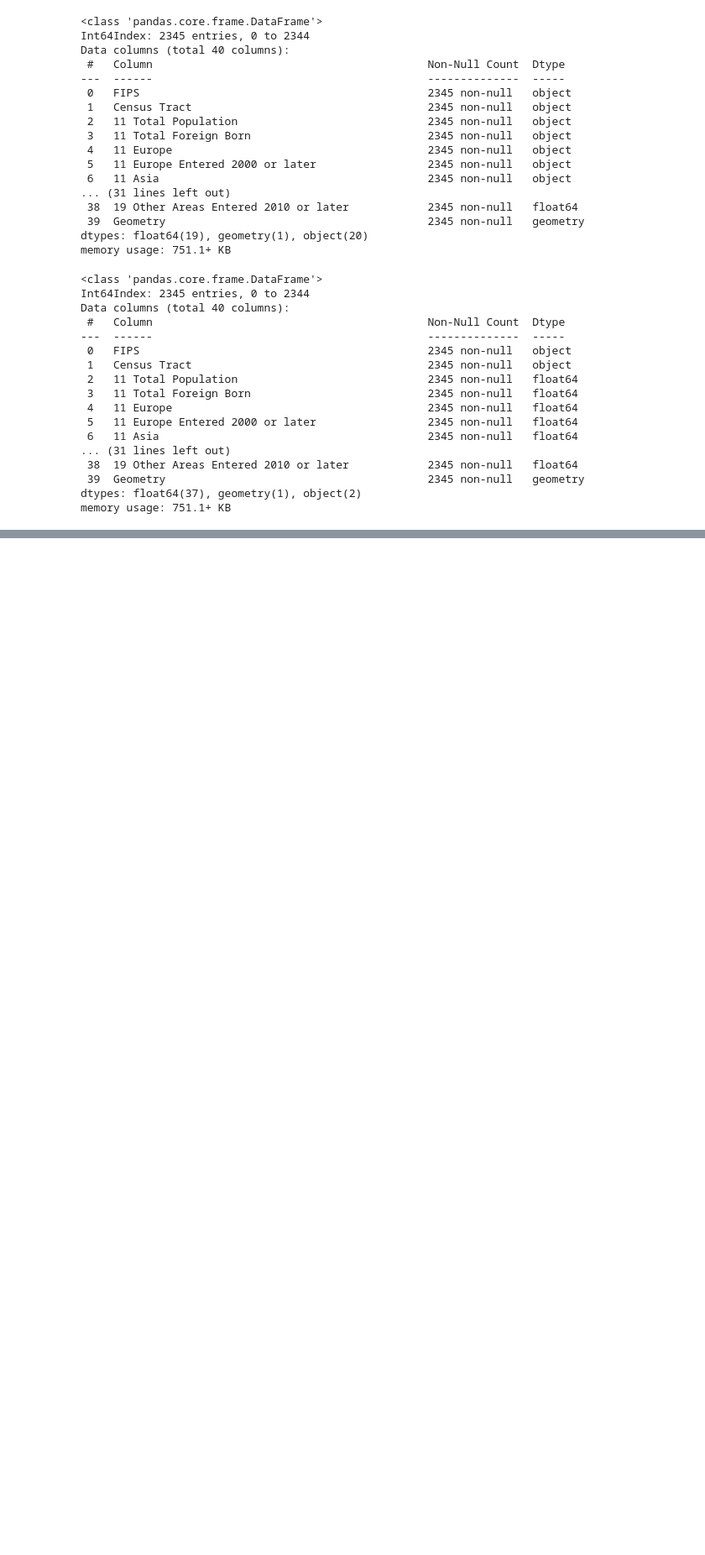
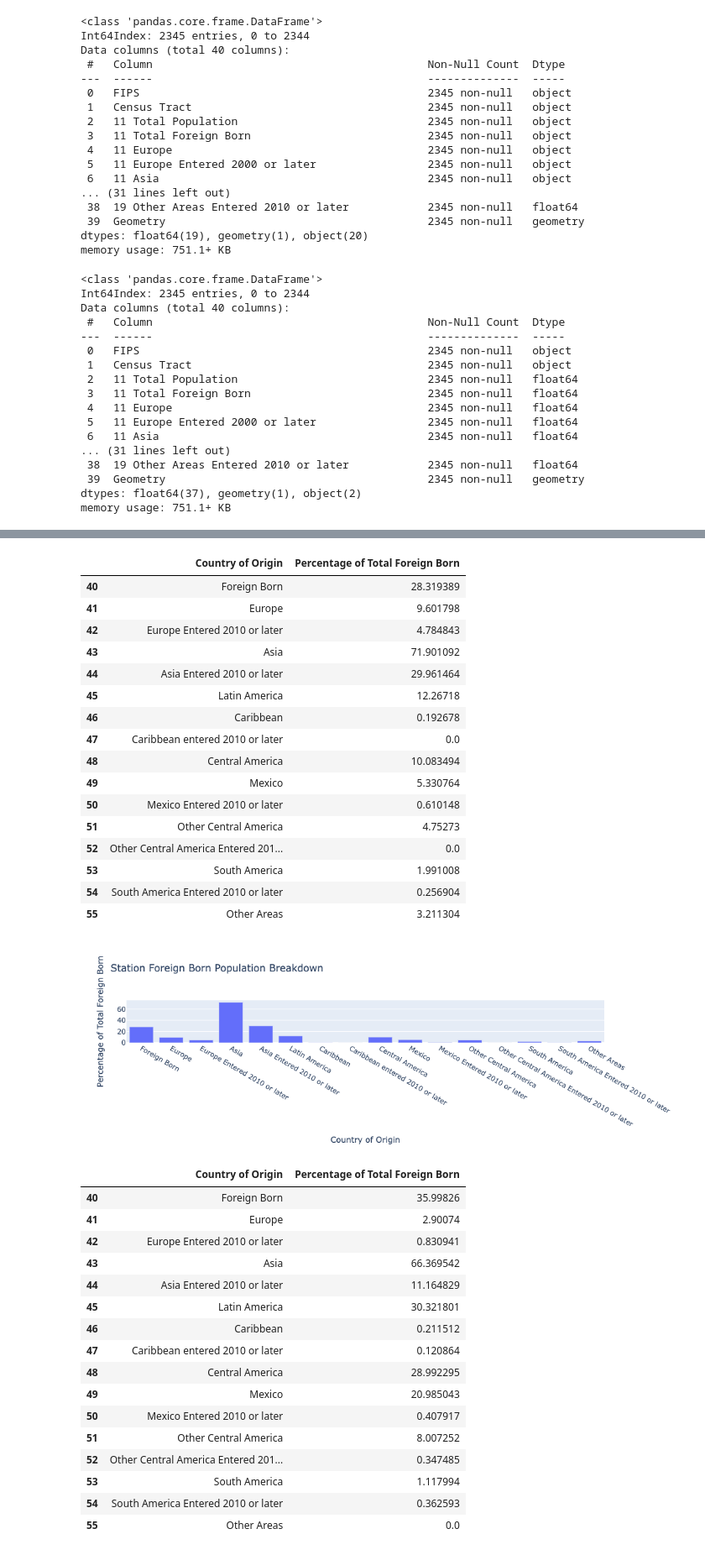
Before and after one commit to erikfelix/group_project, a Jupyter notebook: Functions2.0.ipynb, the cells around one changed output, grey strips where cells are left out. Shown at 84% size. Saved outputs shown, nothing was run; the diff lists cells and outputs as text; code cells hidden in the pictures; blank space fills up the shorter version.

```diff
--- a/Functions2.0.ipynb
+++ b/Functions2.0.ipynb
@@ -664,12 +664,43 @@ stn_chart19(station=chinatown, name = 'China Town')
 # %%
-# function
-def stn_chart19(station):
-    # code to create the crime map
-
 # list of neighborhoods
-Del Mar = fips1, 2, etc.
-stationnames = ['Del Mar','Chinatown','Boyle Heights', ...]
+stations = [delmar, chinatown]
 
 # call the function with a loop
-for stationname in stationnames:
-    stn_chart19(station=stationnames)
+for station in stations:
+        stn_chart19(stop=station)
+# %% [output]
+|  | Country of Origin | Percentage of Total Foreign Born |
+| 40 | Foreign Born | 28.319389 |
+| 41 | Europe | 9.601798 |
+| 42 | Europe Entered 2010 or later | 4.784843 |
+| 43 | Asia | 71.901092 |
+| 44 | Asia Entered 2010 or later | 29.961464 |
+| 45 | Latin America | 12.26718 |
+| 46 | Caribbean | 0.192678 |
+| 47 | Caribbean entered 2010 or later | 0.0 |
+| 48 | Central America | 10.083494 |
+| 49 | Mexico | 5.330764 |
+| 50 | Mexico Entered 2010 or later | 0.610148 |
+| 51 | Other Central America | 4.75273 |
+| 52 | Other Central America Entered 201... | 0.0 |
+| 53 | South America | 1.991008 |
+| 54 | South America Entered 2010 or later | 0.256904 |
+| 55 | Other Areas | 3.211304 |
+[figure, added]
+|  | Country of Origin | Percentage of Total Foreign Born |
+| 40 | Foreign Born | 35.99826 |
+| 41 | Europe | 2.90074 |
+| 42 | Europe Entered 2010 or later | 0.830941 |
+| 43 | Asia | 66.369542 |
+| 44 | Asia Entered 2010 or later | 11.164829 |
+| 45 | Latin America | 30.321801 |
+| 46 | Caribbean | 0.211512 |
+| 47 | Caribbean entered 2010 or later | 0.120864 |
+| 48 | Central America | 28.992295 |
+| 49 | Mexico | 20.985043 |
+| 50 | Mexico Entered 2010 or later | 0.407917 |
+| 51 | Other Central America | 8.007252 |
+| 52 | Other Central America Entered 201... | 0.347485 |
+| 53 | South America | 1.117994 |
+| 54 | South America Entered 2010 or later | 0.362593 |
+| 55 | Other Areas | 0.0 |
```
Also changed, not shown: parts of 4 cells of this notebook.
